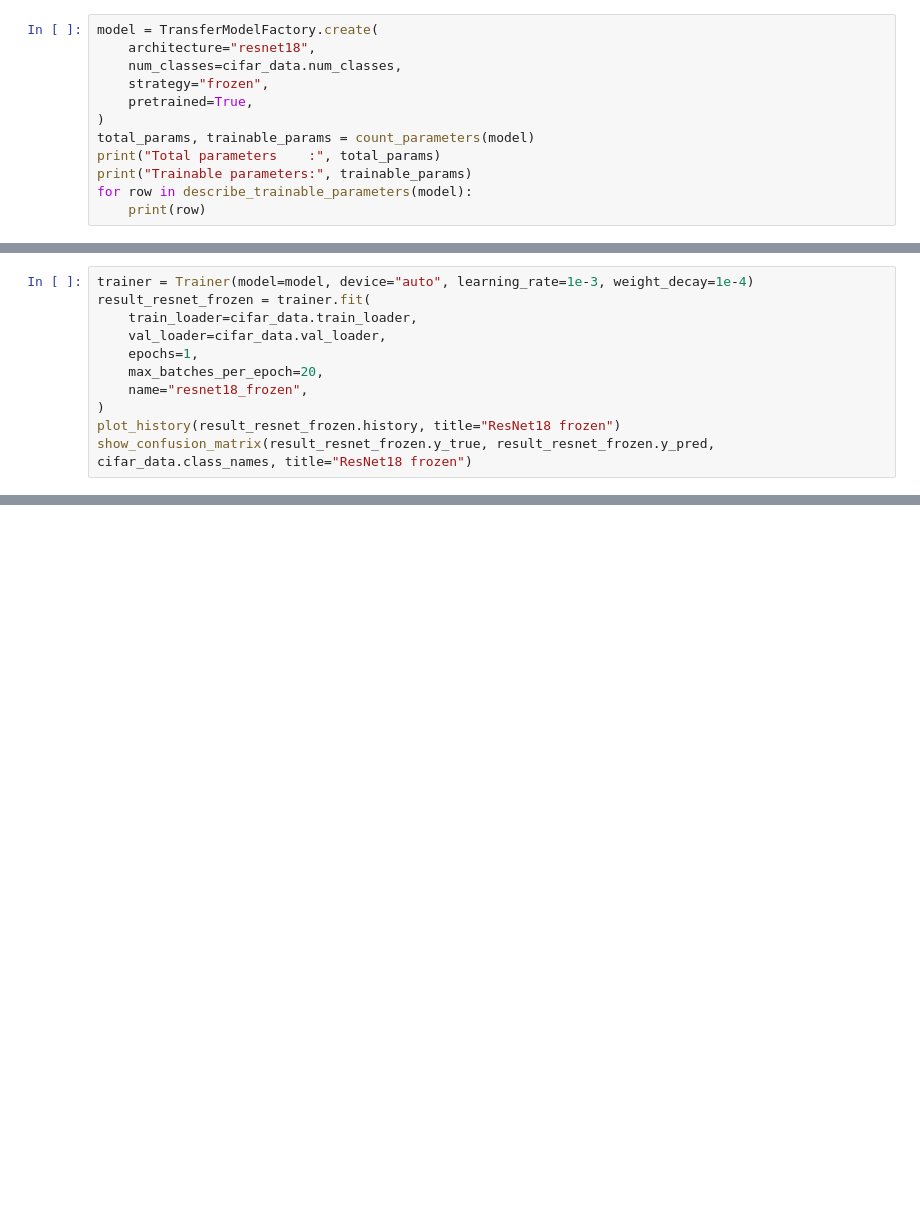
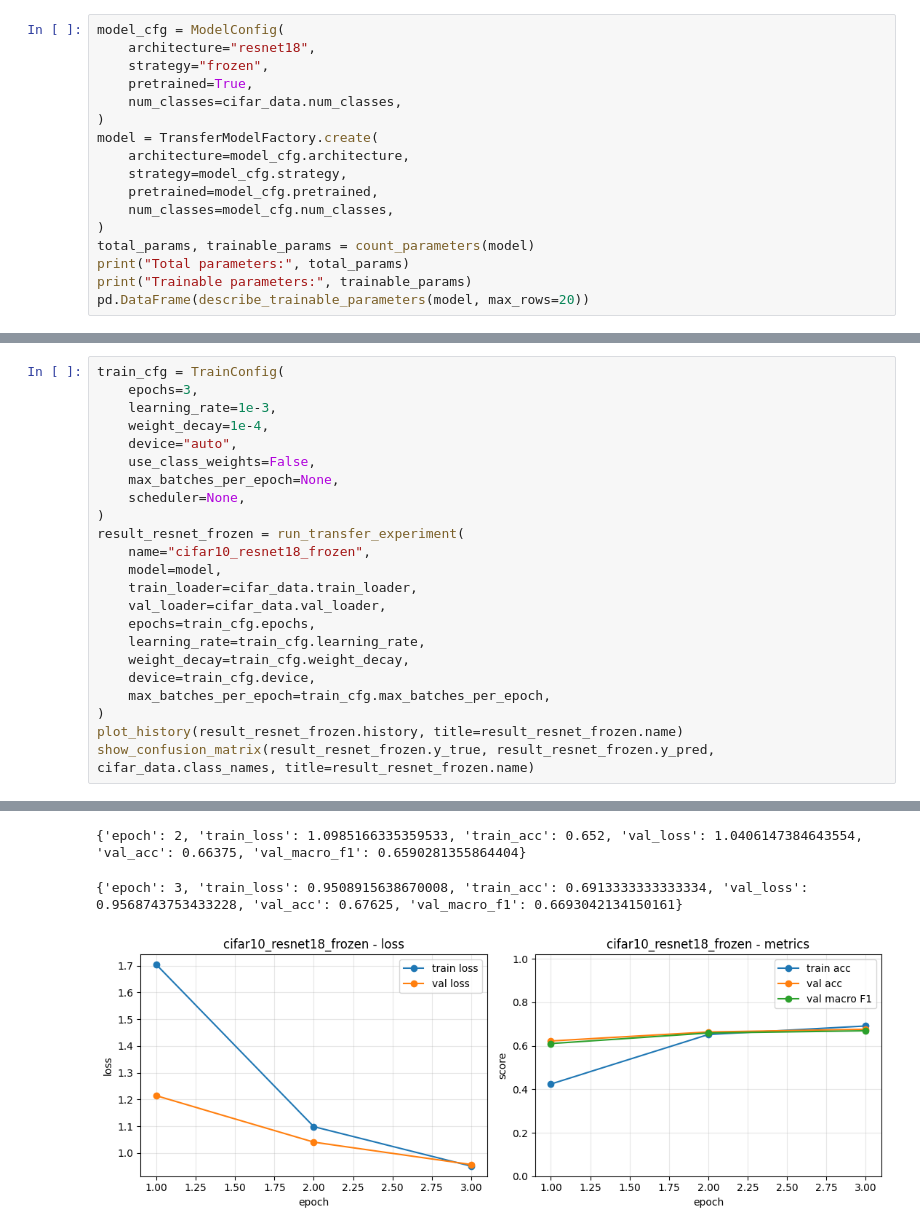
Before and after one commit to GianMan89/AUT-RUB_CV4IS_Exercise_2, a Jupyter notebook: notebooks/solutions/01_guided_cifar10_transfer_learning_solution.ipynb, the cells around one changed output, grey strips where cells are left out. Drawn from its saved outputs; the diff is of its cells as text; blank space fills up the shorter version.

```diff
--- a/notebooks/solutions/01_guided_cifar10_transfer_learning_solution.ipynb
+++ b/notebooks/solutions/01_guided_cifar10_transfer_learning_solution.ipynb
@@ -57,12 +101,17 @@ show_batch(cifar_data.train_loader, cifar_data.class_names, n=8)
 # %%
-model = TransferModelFactory.create(
+model_cfg = ModelConfig(
     architecture="resnet18",
-    num_classes=cifar_data.num_classes,
     strategy="frozen",
     pretrained=True,
+    num_classes=cifar_data.num_classes,
+)
+model = TransferModelFactory.create(
+    architecture=model_cfg.architecture,
+    strategy=model_cfg.strategy,
+    pretrained=model_cfg.pretrained,
+    num_classes=model_cfg.num_classes,
 )
 total_params, trainable_params = count_parameters(model)
-print("Total parameters    :", total_params)
+print("Total parameters:", total_params)
 print("Trainable parameters:", trainable_params)
-for row in describe_trainable_parameters(model):
-    print(row)
+pd.DataFrame(describe_trainable_parameters(model, max_rows=20))
@@ -69,11 +124,24 @@ for row in describe_trainable_parameters(model):
 # %%
-trainer = Trainer(model=model, device="auto", learning_rate=1e-3, weight_decay=1e-4)
-result_resnet_frozen = trainer.fit(
+train_cfg = TrainConfig(
+    epochs=3,
+    learning_rate=1e-3,
+    weight_decay=1e-4,
+    device="auto",
+    use_class_weights=False,
+    max_batches_per_epoch=None,
+    scheduler=None,
+)
+result_resnet_frozen = run_transfer_experiment(
+    name="cifar10_resnet18_frozen",
+    model=model,
     train_loader=cifar_data.train_loader,
     val_loader=cifar_data.val_loader,
-    epochs=1,
-    max_batches_per_epoch=20,
-    name="resnet18_frozen",
+    epochs=train_cfg.epochs,
+    learning_rate=train_cfg.learning_rate,
+    weight_decay=train_cfg.weight_decay,
+    device=train_cfg.device,
+    max_batches_per_epoch=train_cfg.max_batches_per_epoch,
 )
-plot_history(result_resnet_frozen.history, title="ResNet18 frozen")
-show_confusion_matrix(result_resnet_frozen.y_true, result_resnet_frozen.y_pred, cifar_data.class_names, title="ResNet18 frozen")
+plot_history(result_resnet_frozen.history, title=result_resnet_frozen.name)
+show_confusion_matrix(result_resnet_frozen.y_true, result_resnet_frozen.y_pred, cifar_data.class_names, title=result_resnet_frozen.name)
+# %% [output]
@@ -79,0 +150,3 @@ show_confusion_matrix(result_resnet_frozen.y_true, result_resnet_frozen.y_pred,
+{'epoch': 2, 'train_loss': 1.0985166335359533, 'train_acc': 0.652, 'val_loss': 1.0406147384643554, 'val_acc': 0.66375, 'val_macro_f1': 0.6590281355864404}
+{'epoch': 3, 'train_loss': 0.9508915638670008, 'train_acc': 0.6913333333333334, 'val_loss': 0.9568743753433228, 'val_acc': 0.67625, 'val_macro_f1': 0.6693042134150161}
+[figure, added]
```
Also changed, not shown: parts of 18 cells of this notebook, 12 other files.
